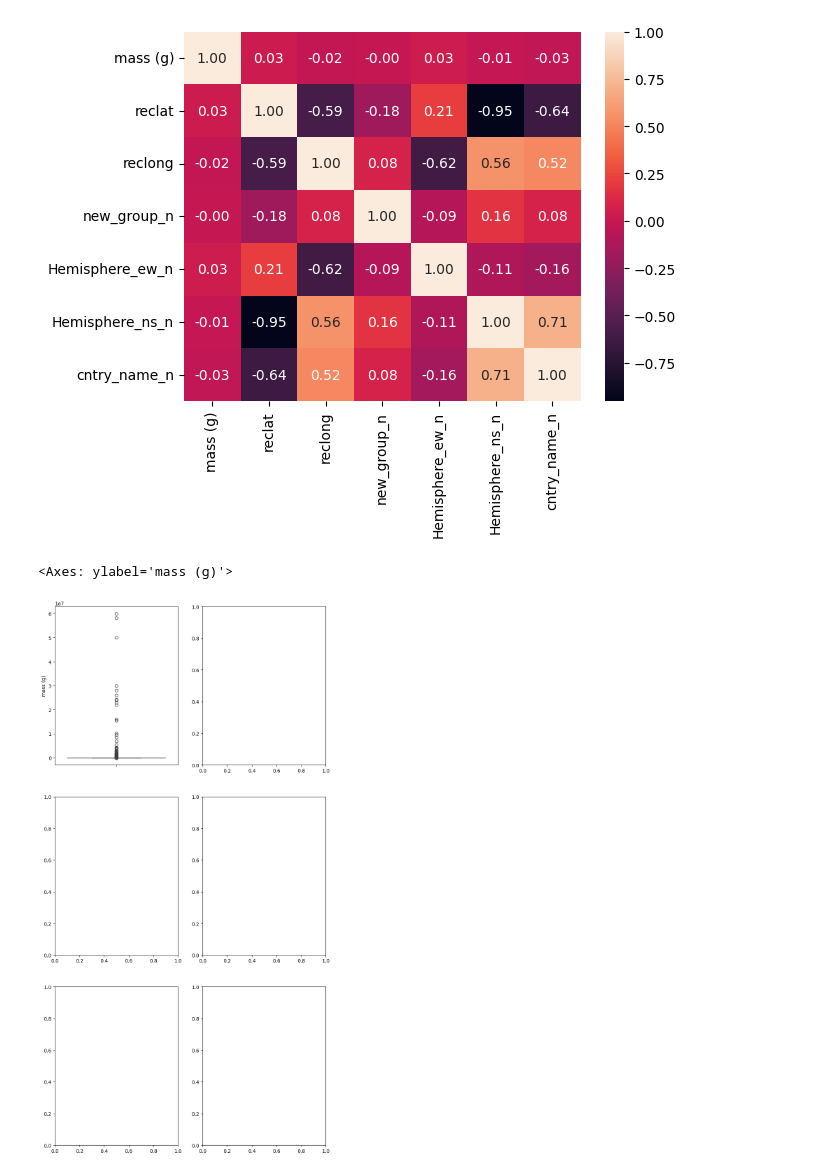
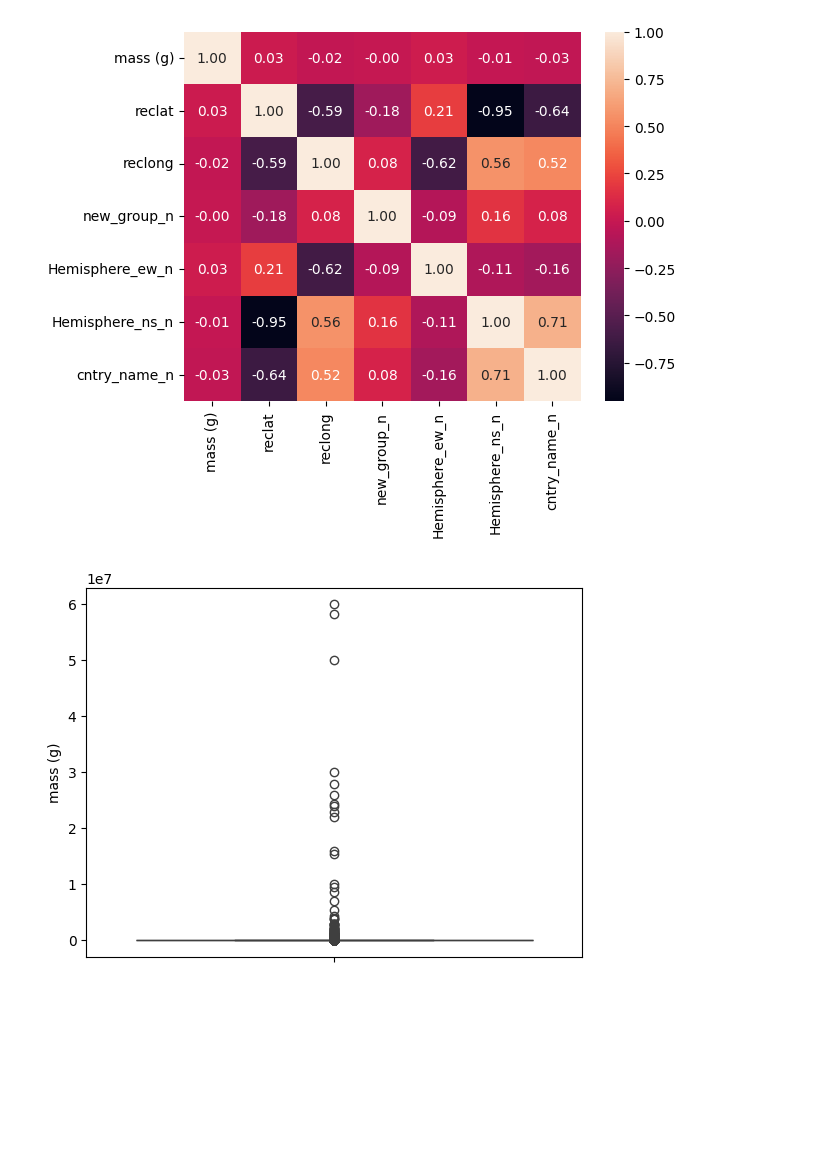
Before and after one commit to PabloRoblesA/Prologo_Proyecto, a Jupyter notebook: src/EDA.ipynb, the cells around one changed output. Saved outputs shown, nothing was run; the diff lists cells and outputs as text; code cells hidden in the pictures; blank space fills up the shorter version.

```diff
--- a/src/EDA.ipynb
+++ b/src/EDA.ipynb
@@ -236,10 +237,8 @@ plt.show()
 # %% [output]
 [figure]
 # %%
-# Determinar Outlayers
-fig,axes=plt.subplots(3,2,figsize=(10,20))
-
-sns.boxplot(ax=axes[0,0],data=df,y='mass (g)')
+# Determinar Outlayers.
+sns.boxplot(data=df,y='mass (g)')
+plt.show()
 # %% [output]
-<Axes: ylabel='mass (g)'>
-[figure, old version]
+[figure, new version]
```
Also changed, not shown: parts of 1 cell of this notebook, 2 other files.
